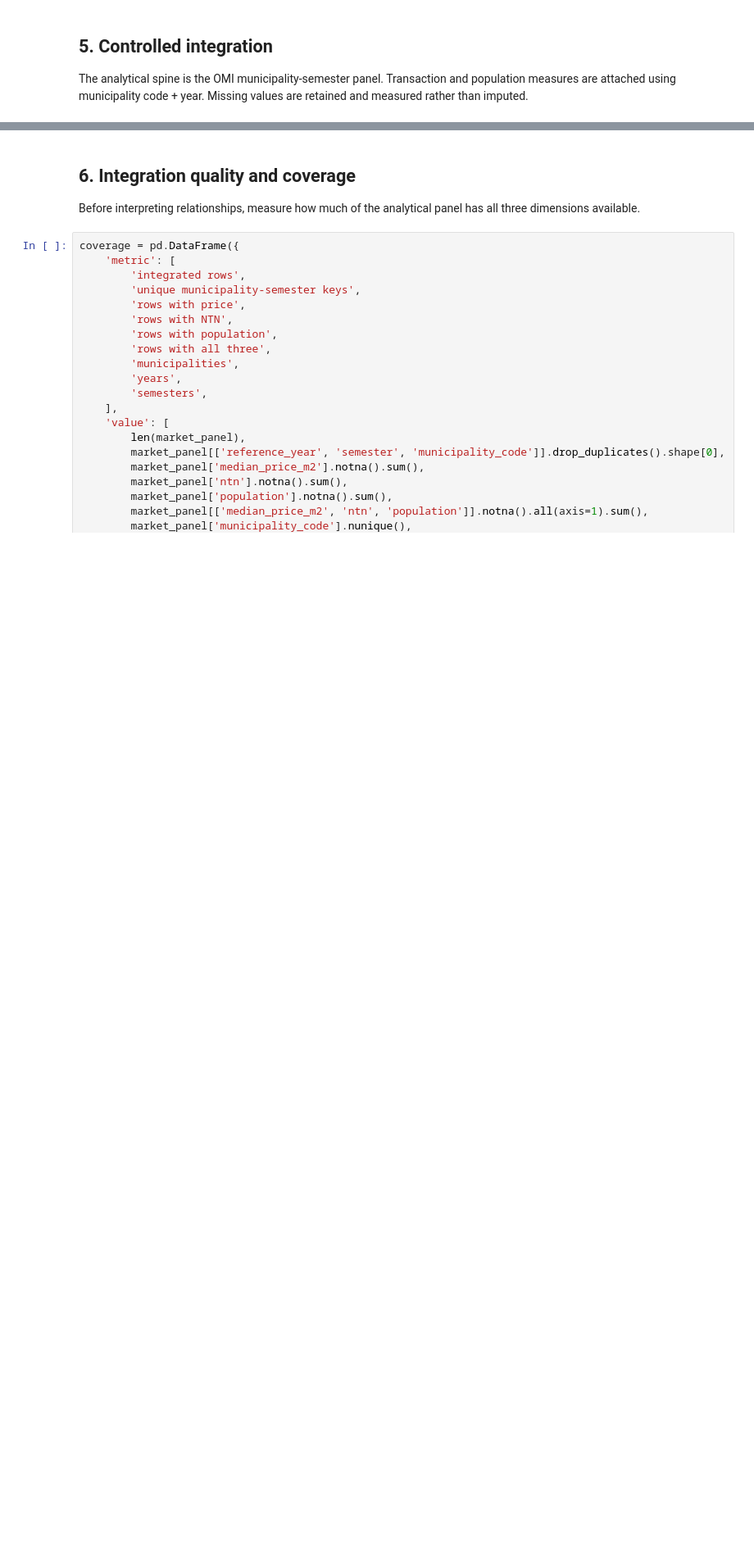
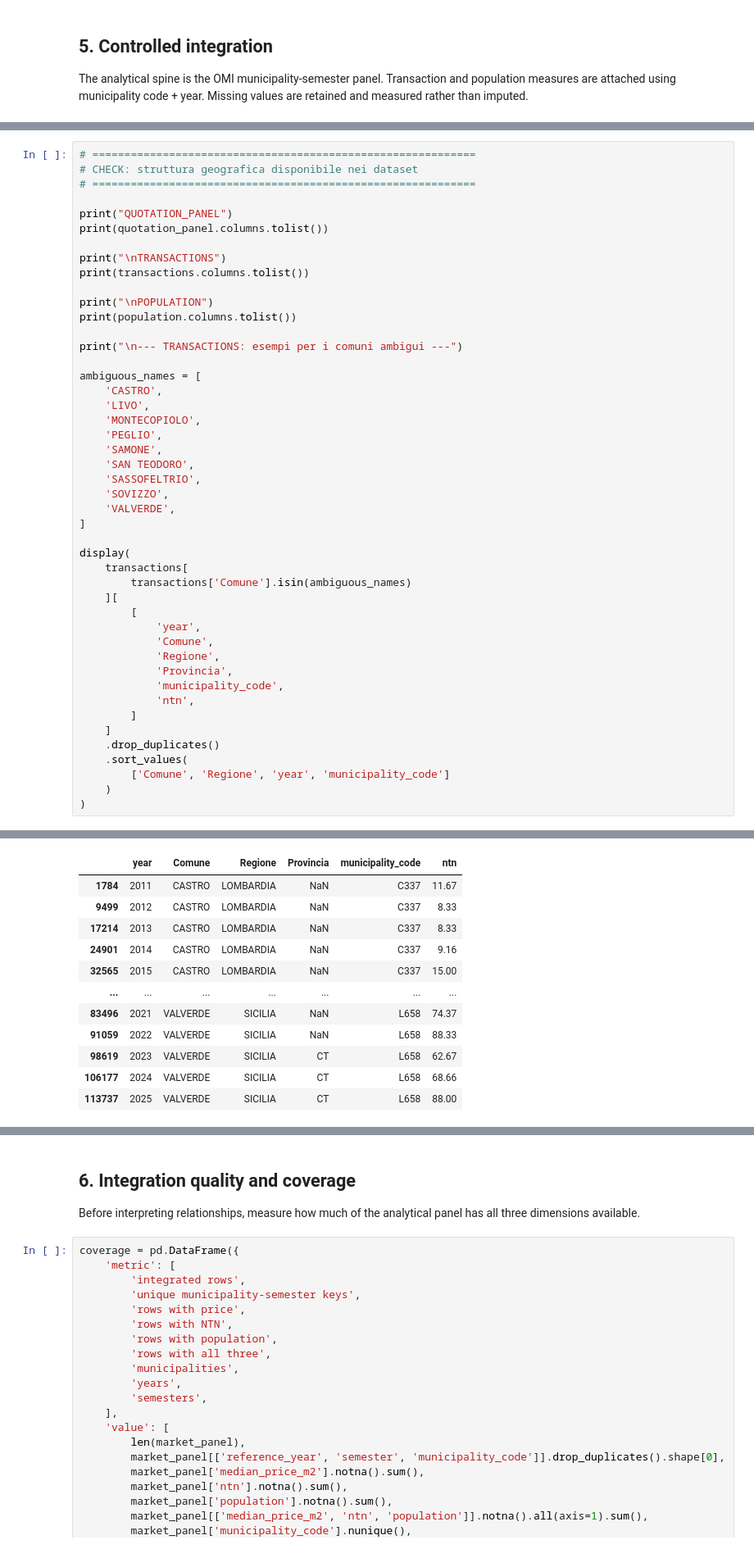
Before and after one commit to danielematix67-boop/italian-real-estate-analysis, a Jupyter notebook: notebooks/04_market_dynamics_integration.ipynb, the cells around one changed output, grey strips where cells are left out. Shown at 82% size. Saved outputs shown, nothing was run; the diff lists cells and outputs as text; blank space fills up the shorter version.

```diff
--- a/notebooks/04_market_dynamics_integration.ipynb
+++ b/notebooks/04_market_dynamics_integration.ipynb
@@ -212,0 +1986,47 @@ display(market_panel.head())
+# %%
+# ============================================================
+# CHECK: struttura geografica disponibile nei dataset
+# ============================================================
+
+print("QUOTATION_PANEL")
+print(quotation_panel.columns.tolist())
+
+print("\nTRANSACTIONS")
+print(transactions.columns.tolist())
+
+print("\nPOPULATION")
+print(population.columns.tolist())
+
+print("\n--- TRANSACTIONS: esempi per i comuni ambigui ---")
+
+ambiguous_names = [
+    'CASTRO',
+    'LIVO',
+    'MONTECOPIOLO',
+    'PEGLIO',
+    'SAMONE',
+    'SAN TEODORO',
+    'SASSOFELTRIO',
+    'SOVIZZO',
+    'VALVERDE',
+]
+
+display(
+    transactions[
+        transactions['Comune'].isin(ambiguous_names)
+    ][
+        [
+            'year',
+            'Comune',
+            'Regione',
+            'Provincia',
+            'municipality_code',
+            'ntn',
+        ]
+    ]
+    .drop_duplicates()
+    .sort_values(
+        ['Comune', 'Regione', 'year', 'municipality_code']
+    )
+)
+# %% [output]
@@ -212,0 +2043,12 @@ display(market_panel.head())
+|  | year | Comune | Regione | Provincia | municipality_code | ntn |
+| 1784 | 2011 | CASTRO | LOMBARDIA | NaN | C337 | 11.67 |
+| 9499 | 2012 | CASTRO | LOMBARDIA | NaN | C337 | 8.33 |
+| 17214 | 2013 | CASTRO | LOMBARDIA | NaN | C337 | 8.33 |
+| 24901 | 2014 | CASTRO | LOMBARDIA | NaN | C337 | 9.16 |
+| 32565 | 2015 | CASTRO | LOMBARDIA | NaN | C337 | 15.00 |
+| ... | ... | ... | ... | ... | ... | ... |
+| 83496 | 2021 | VALVERDE | SICILIA | NaN | L658 | 74.37 |
+| 91059 | 2022 | VALVERDE | SICILIA | NaN | L658 | 88.33 |
+| 98619 | 2023 | VALVERDE | SICILIA | CT | L658 | 62.67 |
+| 106177 | 2024 | VALVERDE | SICILIA | CT | L658 | 68.66 |
+| 113737 | 2025 | VALVERDE | SICILIA | CT | L658 | 88.00 |
```
Also changed, not shown: parts of 26 cells of this notebook, 3 other files.
